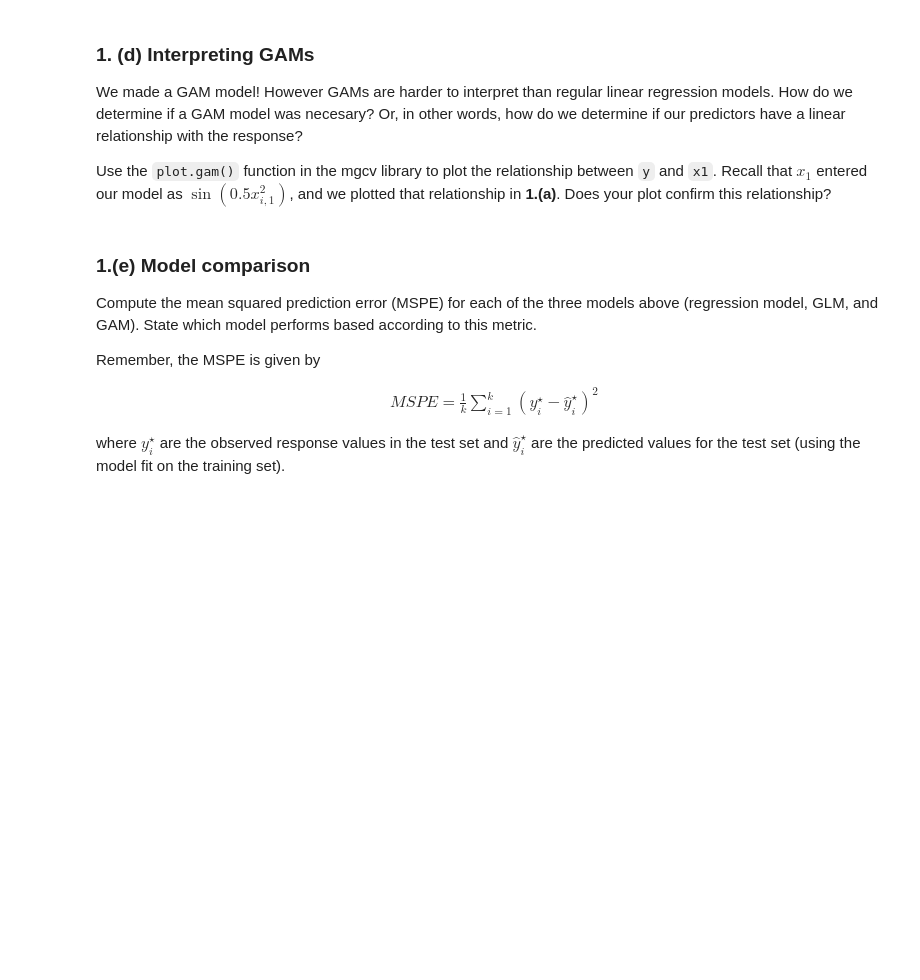
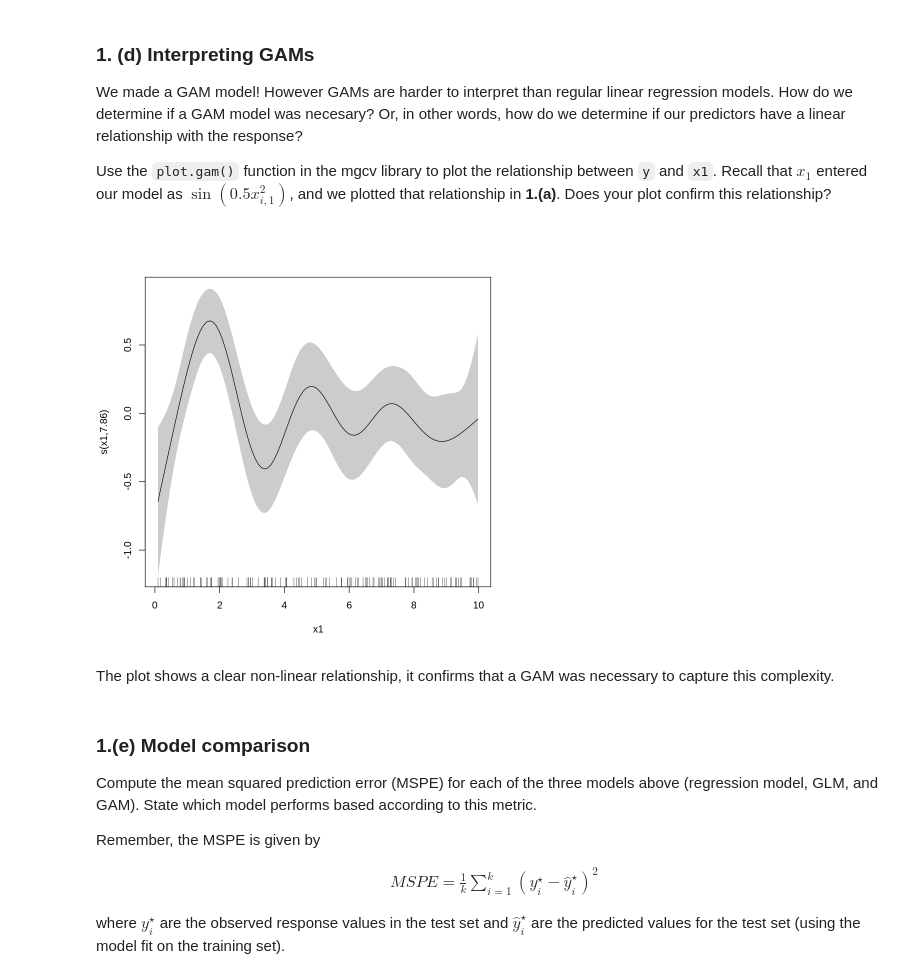
Before and after one commit to dennislamcv1/UniofColStatsModel, a Jupyter notebook: Generalized Linear Models/C3M4_Peer_Reviewed.ipynb, the cells around one changed output. Saved outputs shown, nothing was run; the diff lists cells and outputs as text; code cells hidden in the pictures; blank space fills up the shorter version.

```diff
--- a/Generalized Linear Models/C3M4_Peer_Reviewed.ipynb
+++ b/Generalized Linear Models/C3M4_Peer_Reviewed.ipynb
@@ -109,6 +218,13 @@ Now, it's time to see how a generalized additive model (GAM) performs! Fit a GAM
 We made a GAM model! However GAMs are harder to interpret than regular linear regression models. How do we determine if a GAM model was necesary? Or, in other words, how do we determine if our predictors have a linear relationship with the response?
 
 Use the `plot.gam()` function in the mgcv library to plot the relationship between `y` and `x1`. Recall that $x_1$ entered our model as $\sin(0.5x_{i,1}^2)$, and we plotted that relationship in **1.(a)**. Does your plot confirm this relationship?
+# %%
+# Plot the relationship between y and x1 using the plot.gam function
+plot(gam_model, select = 1, shade = TRUE, seWithMean = TRUE)
+# %% [output]
+[figure, added]
+# %% [markdown]
+The plot shows a clear non-linear relationship, it confirms that a GAM was necessary to capture this complexity.
 # %% [markdown]
 ### 1.(e) Model comparison
 
```
Also changed, not shown: parts of 18 cells of this notebook, 6 other files.
